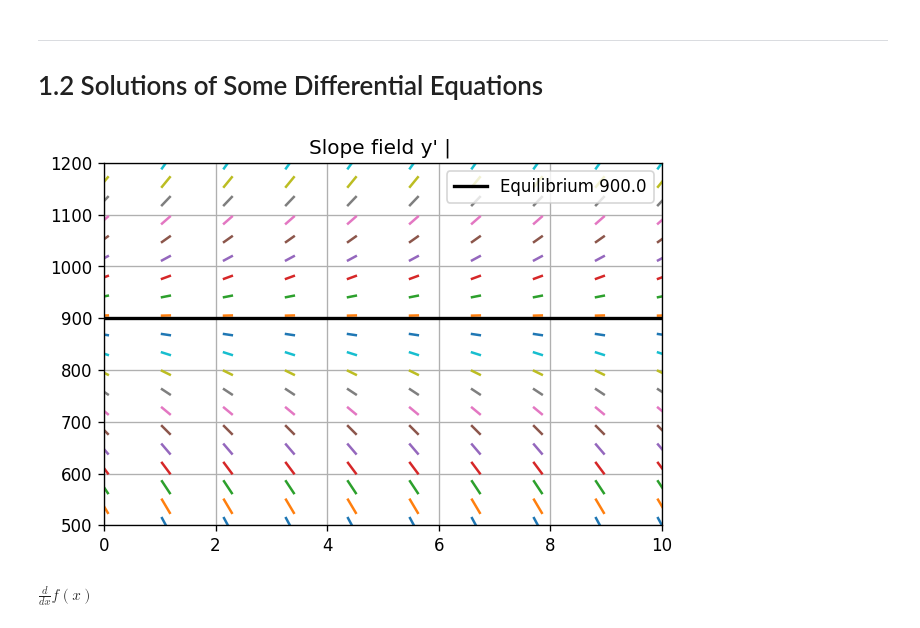
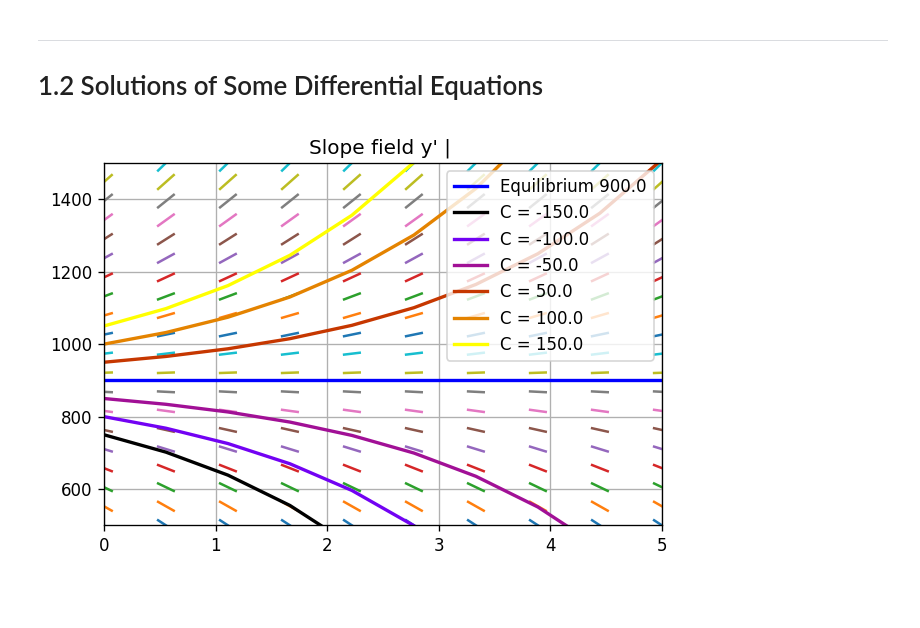
Before and after one commit to zemarchezi/BoyceDiPrima_DifferentialEq, a Jupyter notebook: Chapter_1.ipynb, the cells around one changed output. Drawn from its saved outputs; the diff is of its cells as text; code cells hidden in the pictures; blank space fills up the shorter version.

Commit message:
solve initial conditions

```diff
--- a/Chapter_1.ipynb
+++ b/Chapter_1.ipynb
@@ -734,6 +747,9 @@ direction_field2v(symbol=["t", "y"], expression="-(2*t + y)*(2*y)**(-1)", ylim=[
 
 # 1.2 Solutions of Some Differential Equations
 # %%
+import matplotlib.cm as cm
+from sympy.abc import x
+from sympy.plotting import plot
 def direction_field_wConst(symbol: str="",
                            expression: str ="",
                            ylim: list=[],
@@ -748,6 +764,13 @@ def direction_field_wConst(symbol: str="",
     v = solve(expr, y)
     f = lambdify(y,expr)
 
+    # solve equation
+    fs, gs = symbols('f g', cls=Function)
+    # fs(x).diff()
+    diffeq = Eq(fs(x).diff(x), sympify(str_expr.replace("y", "f(x)")))
+
+    dds = dsolve(diffeq, fs(x))
+
     y_array = np.linspace(ylim[0],ylim[1], 20)
     t_array = np.linspace(tlim[0],tlim[1], 10)
 
@@ -759,15 +782,20 @@ def direction_field_wConst(symbol: str="",
 
     for vv in v:
         equilibrium = [vv] * len(t_array)
-        plt.plot(t_array,equilibrium,  c='k', linewidth=2.0, label=f"Equilibrium {float(vv)}")
+        plt.plot(t_array,equilibrium,  c='b', linewidth=2.0, label=f"Equilibrium {float(vv)}")
         plt.legend()
+
+    colors = cm.gnuplot(np.linspace(0, 1, len(constants)))
+    for cc, col in zip(constants, colors):
+        solut = dds.subs({Symbol('C1'): cc})
+        y_res = solut.args[1]
+        fx = lambdify(x, y_res)
+        ds = fx(t_array)
+        plt.plot(t_array,ds, color=col, linewidth=2.0, label=f"C = {float(cc)}")
+        plt.legend()
+
     plt.xlim(np.min(t_array), np.max(t_array))
     plt.ylim(ylim[0], ylim[1])
     plt.title(f"Slope field y' | {problm_title}")
     plt.grid(True)
     plt.show()
-
-
-direction_field(symbol="y", expression="0.5*y - 450", ylim=[500,1200], tlim=[0,10], problm_title="")
-# %% [output]
-[figure, removed]
@@ -784,4 +801,0 @@ f, g = symbols('f g', cls=Function)
-# %%
-f(x).diff()
-# %% [output]
-$\displaystyle \frac{d}{d x} f{\left(x \right)}$
@@ -790,2 +802,8 @@ diffeq = Eq(f(x).diff(x), sympify("0.5*f(x) - 450"))
+# %%
+direction_field_wConst(symbol="y", expression="0.5*y - 450",
+                       ylim=[500,1500], tlim=[0,5], problm_title="",
+                       constants=[-150, -100, -50, 50, 100, 150])
+# %% [output]
+[figure, added]
 # %%
 # %% [output]
```
Also changed, not shown: parts of 9 cells of this notebook.
